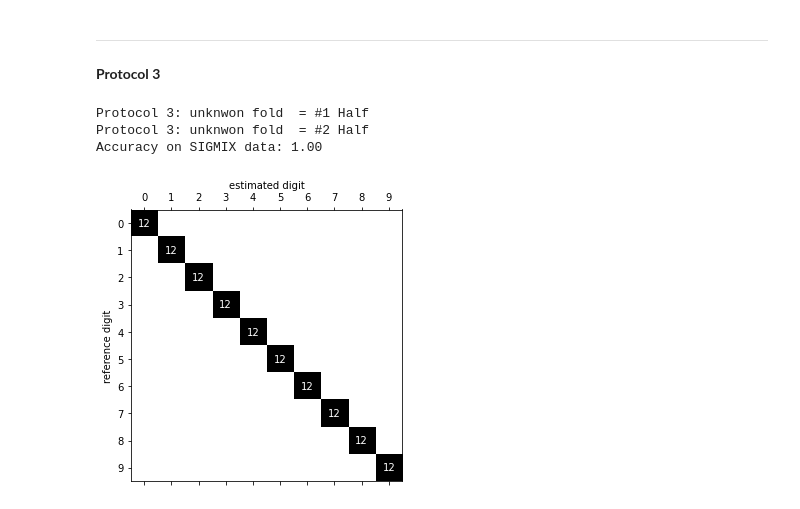
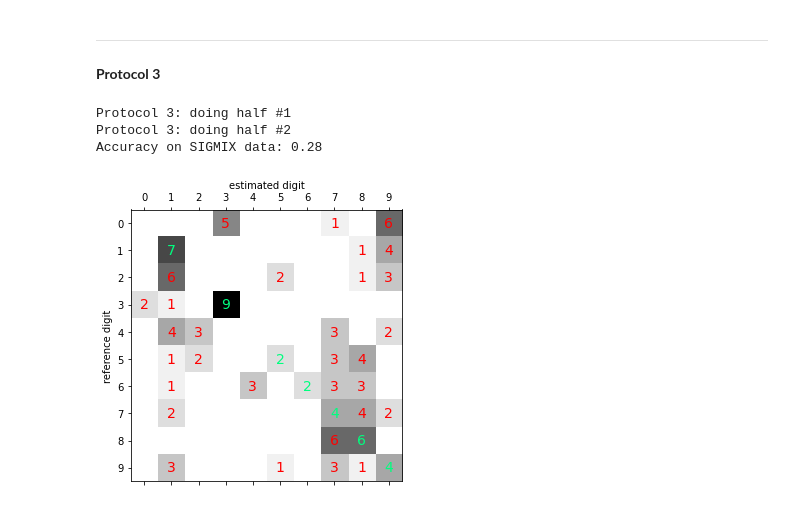
Before and after one commit to littlebuzzybee/TSIA206-TP2, a Jupyter notebook: TP - Dynamic Time Warping for Speech Recognition.ipynb, the cells around one changed output. Drawn from its saved outputs; the diff is of its cells as text; code cells hidden in the pictures.

Commit message:
fix protocol 3

```diff
--- a/TP - Dynamic Time Warping for Speech Recognition.ipynb
+++ b/TP - Dynamic Time Warping for Speech Recognition.ipynb
@@ -432,7 +432,11 @@ def plot_conf_mat(confusion_matrix):
     fig, ax = plt.subplots(figsize=(5, 5))
     ax.matshow(confusion_matrix, cmap='Greys')
     for (i, j), z in np.ndenumerate(confusion_matrix):
-        ax.text(j, i, f'{int(z)}', ha='center', va='center', color='w')
+        if z > 0: # dismiss the 0s
+            if i == j: # correct digit
+                ax.text(j, i, f'{int(z)}', fontsize=14, ha='center', va='center', color='springgreen')
+            else: # incorrect digit
+                ax.text(j, i, f'{int(z)}', fontsize=14, ha='center', va='center', color='r')
     ax.set_xlabel("estimated digit")
     ax.xaxis.set_label_position('top')
     ax.set_ylabel("reference digit")
@@ -526,11 +530,13 @@ def liftering(cc):
 
     return cc
 # %%
-N = 20
-n = np.arange(N) +1
-liftering = 1 + (N / 2) * np.sin(np.pi * n / N)
+liftering_order = cepstral_order
+n = np.arange(1, cepstral_order+1)
+liftering_window = 1 + (liftering_order / 2) * np.sin(np.pi * n / liftering_order)
 
-plt.plot(liftering)
+plt.plot(liftering_window)
+plt.grid()
+plt.xticks(range(0, cepstral_order))
 plt.title("Liftering window")
 plt.show()
 # %% [output]
@@ -956,9 +899,14 @@ vectors_SIG3 = compute_cc(numbers_SIG3, n_reps_SIG3)
+# %%
+file_path_SIGMIX = "./Data/SIGMIX/"
+n_reps_SIGMIX = 12
+numbers_SIGMIX = load_numbers(file_path_SIGMIX, n_reps_SIGMIX)
+vectors_SIGMIX = compute_cc(numbers_SIGMIX, n_reps_SIGMIX)
 # %%
-confusion_SIG3, accuracy_SIG3, D_SIG3 = evaluation_recognition(vectors_SIG, 2, 3)
-print(f"Accuracy on SIGMIX data: {accuracy_SIG3:.2f}")
-plot_conf_mat(confusion_SIG3)
+confusion_SIGMIX, accuracy_SIGMIX, D_SIGMIX = evaluation_recognition(vectors_SIGMIX, 2, 3)
+print(f"Accuracy on SIGMIX data: {accuracy_SIGMIX:.2f}")
+plot_conf_mat(confusion_SIGMIX)
 # %% [output]
-Protocol 3: unknwon fold  = #1 Half
-Protocol 3: unknwon fold  = #2 Half
-Accuracy on SIGMIX data: 1.00
+Protocol 3: doing half #1
+Protocol 3: doing half #2
+Accuracy on SIGMIX data: 0.28
-[figure, old version]
+[figure, new version]
```
Also changed, not shown: parts of 19 cells of this notebook.
